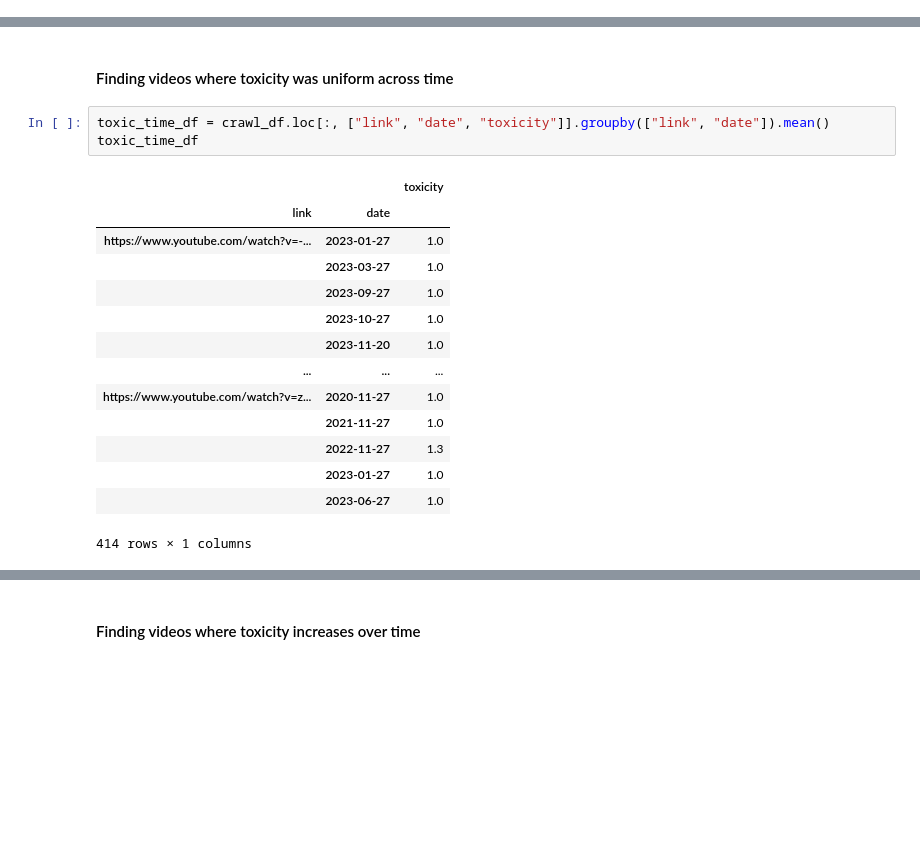
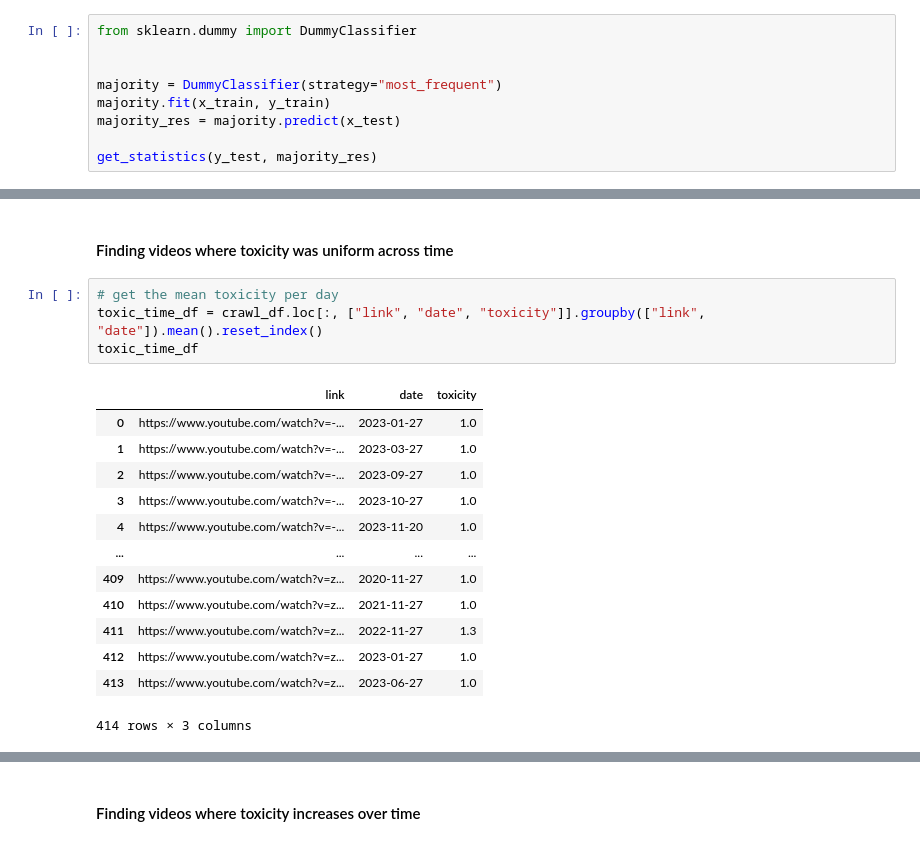
Before and after one commit to dimits-ts/practical_data_science, a Jupyter notebook: translation/lang_identification.ipynb, the cells around one changed output, grey strips where cells are left out. Cells and saved outputs as stored; diff of their text form; blank space fills up the shorter version.

```diff
--- a/translation/lang_identification.ipynb
+++ b/translation/lang_identification.ipynb
@@ -1456,0 +1465,9 @@ y_test = data_test.toxicity
+# %%
+from sklearn.dummy import DummyClassifier
+
+
+majority = DummyClassifier(strategy="most_frequent")
+majority.fit(x_train, y_train)
+majority_res = majority.predict(x_test)
+
+get_statistics(y_test, majority_res)
@@ -1677,21 +1732,21 @@ Dataframe exported to results\toxic_videos.tex
 # %% [markdown]
 #### Finding videos where toxicity was uniform across time
 # %%
-toxic_time_df = crawl_df.loc[:, ["link", "date", "toxicity"]].groupby(["link", "date"]).mean()
+# get the mean toxicity per day
+toxic_time_df = crawl_df.loc[:, ["link", "date", "toxicity"]].groupby(["link", "date"]).mean().reset_index()
 toxic_time_df
 # %% [output]
-|  |  | toxicity |
-| link | date |  |
-| https://www.youtube.com/watch?v=-... | 2023-01-27 | 1.0 |
-|  | 2023-03-27 | 1.0 |
-|  | 2023-09-27 | 1.0 |
-|  | 2023-10-27 | 1.0 |
-|  | 2023-11-20 | 1.0 |
-| ... | ... | ... |
-| https://www.youtube.com/watch?v=z... | 2020-11-27 | 1.0 |
-|  | 2021-11-27 | 1.0 |
-|  | 2022-11-27 | 1.3 |
-|  | 2023-01-27 | 1.0 |
-|  | 2023-06-27 | 1.0 |
+|  | link | date | toxicity |
+| 0 | https://www.youtube.com/watch?v=-... | 2023-01-27 | 1.0 |
+| 1 | https://www.youtube.com/watch?v=-... | 2023-03-27 | 1.0 |
+| 2 | https://www.youtube.com/watch?v=-... | 2023-09-27 | 1.0 |
+| 3 | https://www.youtube.com/watch?v=-... | 2023-10-27 | 1.0 |
+| 4 | https://www.youtube.com/watch?v=-... | 2023-11-20 | 1.0 |
+| ... | ... | ... | ... |
+| 409 | https://www.youtube.com/watch?v=z... | 2020-11-27 | 1.0 |
+| 410 | https://www.youtube.com/watch?v=z... | 2021-11-27 | 1.0 |
+| 411 | https://www.youtube.com/watch?v=z... | 2022-11-27 | 1.3 |
+| 412 | https://www.youtube.com/watch?v=z... | 2023-01-27 | 1.0 |
+| 413 | https://www.youtube.com/watch?v=z... | 2023-06-27 | 1.0 |
-414 rows × 1 columns
+414 rows × 3 columns
 # %%
```
Also changed, not shown: parts of 26 cells of this notebook, 5 other files.
